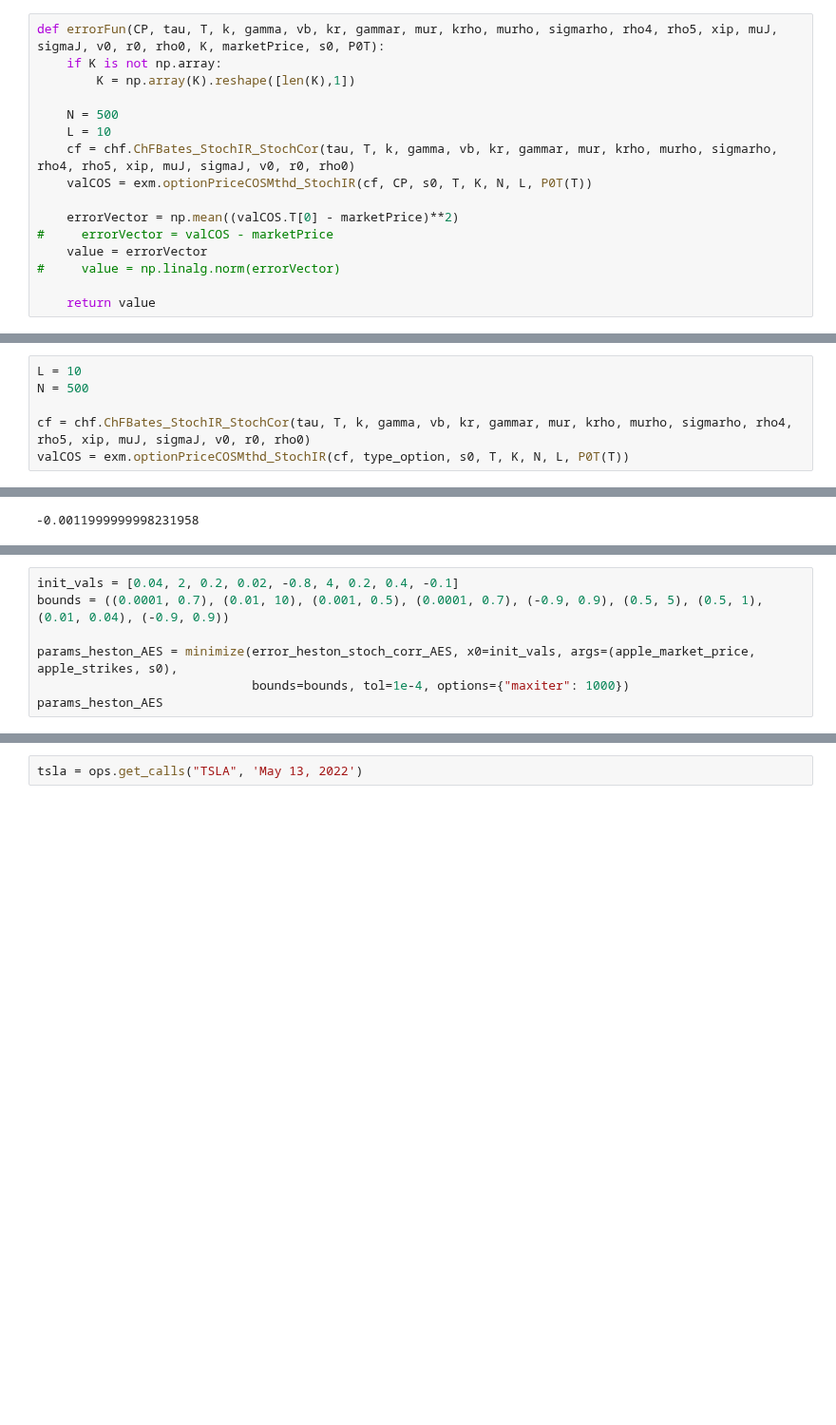
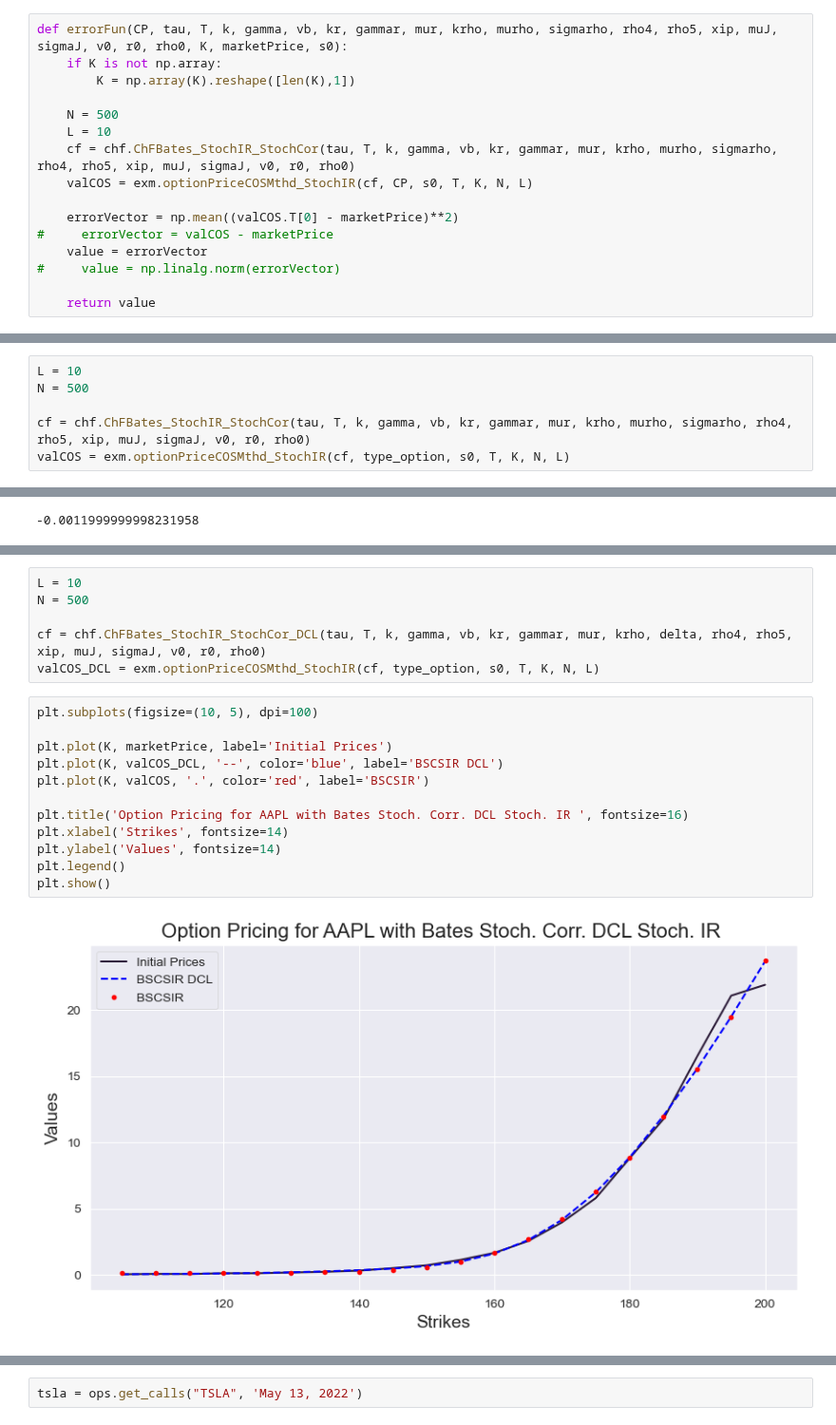
Before and after one commit to kirillzx/Generalized-Bates-model-draft, a Jupyter notebook: Calibrations/Calibration_Main_Puts.ipynb, the cells around one changed output, grey strips where cells are left out. Shown at 95% size. Saved outputs shown, nothing was run; the diff lists cells and outputs as text; blank space fills up the shorter version.

```diff
--- a/Calibrations/Calibration_Main_Puts.ipynb
+++ b/Calibrations/Calibration_Main_Puts.ipynb
@@ -270,13 +245,13 @@ def calibrationBates_SIR_SC(CP, xip, K, marketPrice, s0, T, P0T):
     return parmCalibr
 # %%
-def errorFun(CP, tau, T, k, gamma, vb, kr, gammar, mur, krho, murho, sigmarho, rho4, rho5, xip, muJ, sigmaJ, v0, r0, rho0, K, marketPrice, s0, P0T):
+def errorFun(CP, tau, T, k, gamma, vb, kr, gammar, mur, krho, murho, sigmarho, rho4, rho5, xip, muJ, sigmaJ, v0, r0, rho0, K, marketPrice, s0):
     if K is not np.array:
         K = np.array(K).reshape([len(K),1])
 
     N = 500
     L = 10
     cf = chf.ChFBates_StochIR_StochCor(tau, T, k, gamma, vb, kr, gammar, mur, krho, murho, sigmarho, rho4, rho5, xip, muJ, sigmaJ, v0, r0, rho0)
-    valCOS = exm.optionPriceCOSMthd_StochIR(cf, CP, s0, T, K, N, L, P0T(T))
+    valCOS = exm.optionPriceCOSMthd_StochIR(cf, CP, s0, T, K, N, L)
 
     errorVector = np.mean((valCOS.T[0] - marketPrice)**2)
 #     errorVector = valCOS - marketPrice
@@ -377,7 +325,7 @@ L = 10
 N = 500
 
 cf = chf.ChFBates_StochIR_StochCor(tau, T, k, gamma, vb, kr, gammar, mur, krho, murho, sigmarho, rho4, rho5, xip, muJ, sigmaJ, v0, r0, rho0)
-valCOS = exm.optionPriceCOSMthd_StochIR(cf, type_option, s0, T, K, N, L, P0T(T))
+valCOS = exm.optionPriceCOSMthd_StochIR(cf, type_option, s0, T, K, N, L)
 # %%
 plt.subplots(figsize=(10, 5), dpi=100)
 
@@ -785,7 +708,0 @@ def error_heston_stoch_corr_AES(x, prices, K, s0):
-# %%
-init_vals = [0.04, 2, 0.2, 0.02, -0.8, 4, 0.2, 0.4, -0.1]
-bounds = ((0.0001, 0.7), (0.01, 10), (0.001, 0.5), (0.0001, 0.7), (-0.9, 0.9), (0.5, 5), (0.5, 1), (0.01, 0.04), (-0.9, 0.9))
-
-params_heston_AES = minimize(error_heston_stoch_corr_AES, x0=init_vals, args=(apple_market_price, apple_strikes, s0),
-                             bounds=bounds, tol=1e-4, options={"maxiter": 1000})
-params_heston_AES
@@ -828,0 +823,20 @@ np.sqrt(params_heston_AES.fun)
+# %%
+L = 10
+N = 500
+
+cf = chf.ChFBates_StochIR_StochCor_DCL(tau, T, k, gamma, vb, kr, gammar, mur, krho, delta, rho4, rho5, xip, muJ, sigmaJ, v0, r0, rho0)
+valCOS_DCL = exm.optionPriceCOSMthd_StochIR(cf, type_option, s0, T, K, N, L)
+# %%
+plt.subplots(figsize=(10, 5), dpi=100)
+
+plt.plot(K, marketPrice, label='Initial Prices')
+plt.plot(K, valCOS_DCL, '--', color='blue', label='BSCSIR DCL')
+plt.plot(K, valCOS, '.', color='red', label='BSCSIR')
+
+plt.title('Option Pricing for AAPL with Bates Stoch. Corr. DCL Stoch. IR ', fontsize=16)
+plt.xlabel('Strikes', fontsize=14)
+plt.ylabel('Values', fontsize=14)
+plt.legend()
+plt.show()
+# %% [output]
+[figure, added]
```
Also changed, not shown: parts of 24 cells of this notebook.
